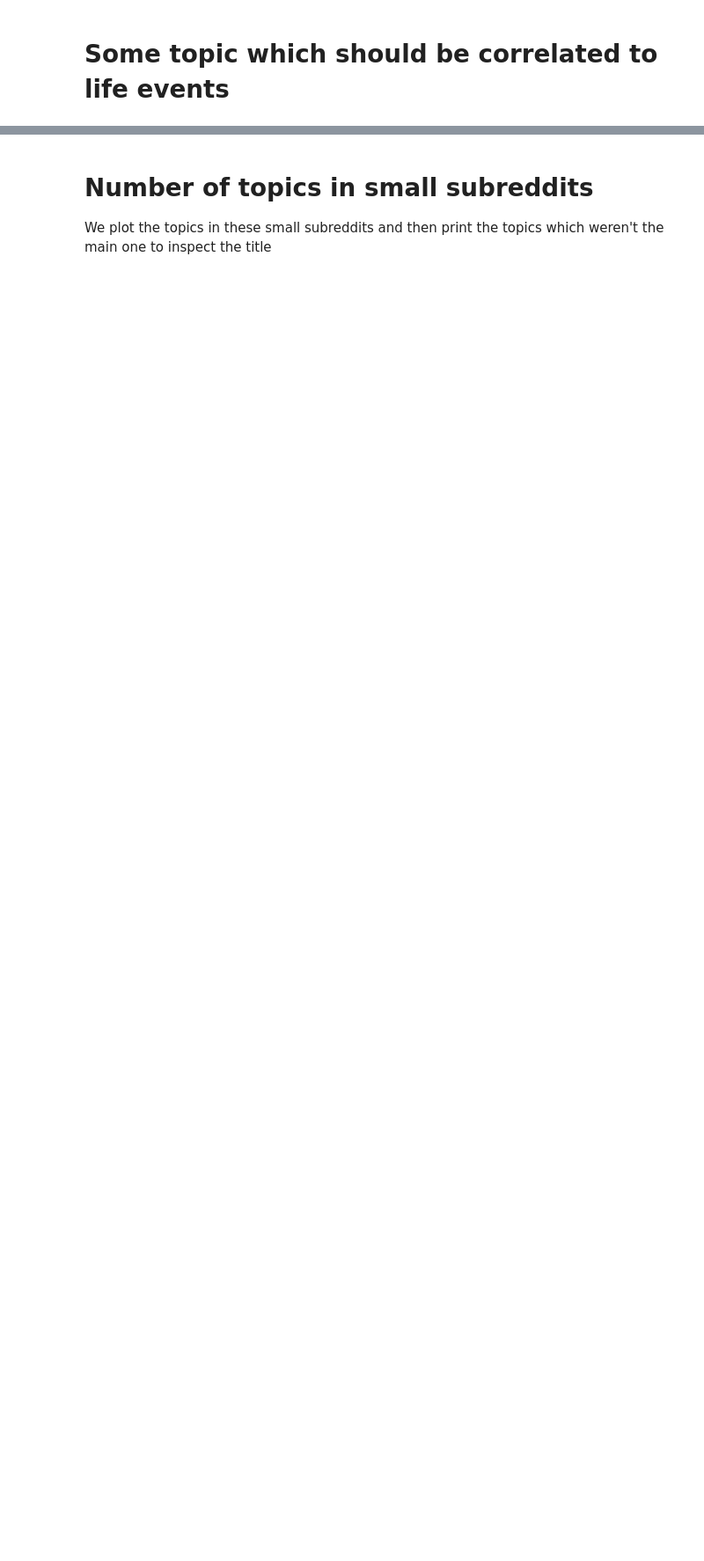
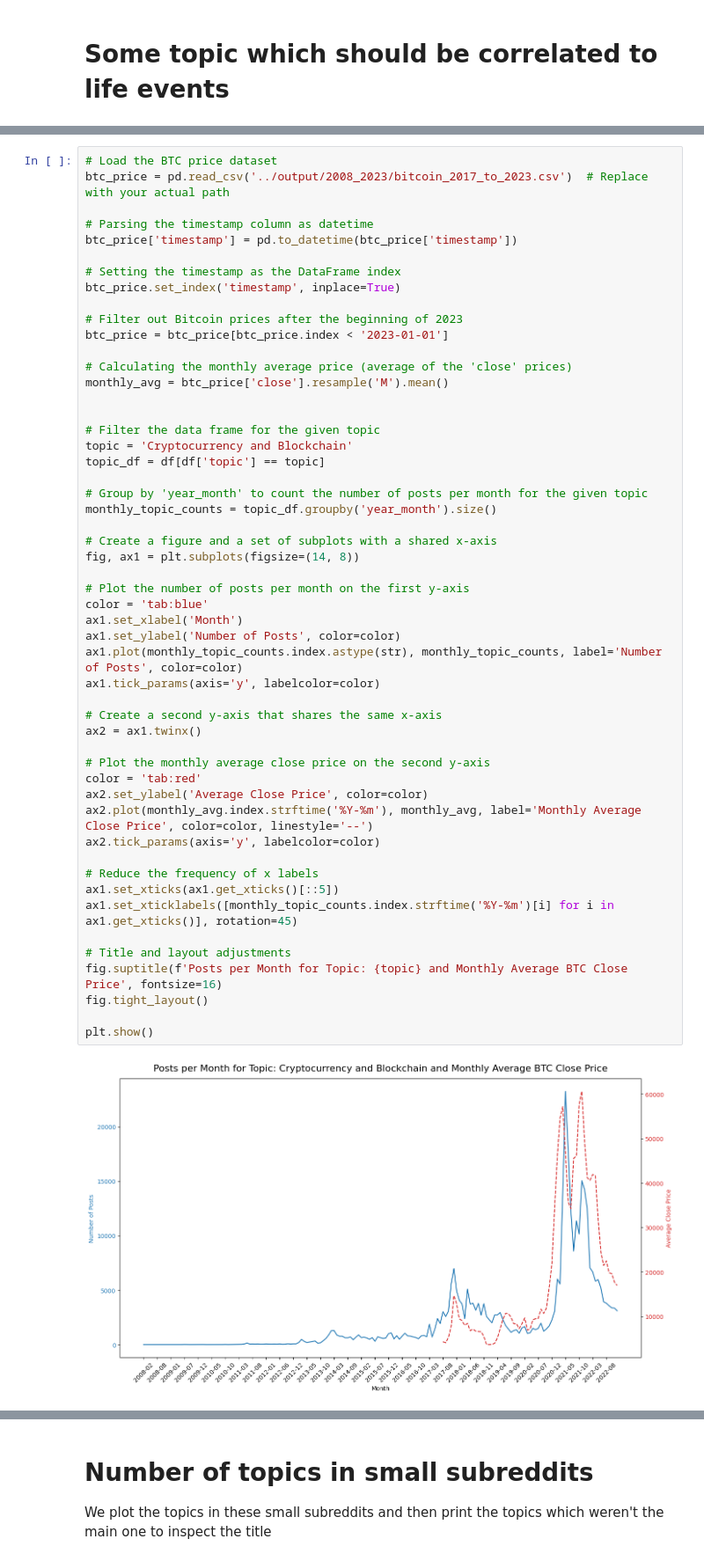
Before and after one commit to stefanoviel/RedditPolarization, a Jupyter notebook: notebooks/result_analysis.ipynb, the cells around one changed output, grey strips where cells are left out. Shown at 88% size. Drawn from its saved outputs; the diff is of its cells as text; blank space fills up the shorter version.

```diff
--- a/notebooks/result_analysis.ipynb
+++ b/notebooks/result_analysis.ipynb
@@ -526,0 +288,54 @@ Freq: M, dtype: int64
+# %%
+# Load the BTC price dataset
+btc_price = pd.read_csv('../output/2008_2023/bitcoin_2017_to_2023.csv')  # Replace with your actual path
+
+# Parsing the timestamp column as datetime
+btc_price['timestamp'] = pd.to_datetime(btc_price['timestamp'])
+
+# Setting the timestamp as the DataFrame index
+btc_price.set_index('timestamp', inplace=True)
+
+# Filter out Bitcoin prices after the beginning of 2023
+btc_price = btc_price[btc_price.index < '2023-01-01']
+
+# Calculating the monthly average price (average of the 'close' prices)
+monthly_avg = btc_price['close'].resample('M').mean()
+
+
+# Filter the data frame for the given topic
+topic = 'Cryptocurrency and Blockchain'
+topic_df = df[df['topic'] == topic]
+
+# Group by 'year_month' to count the number of posts per month for the given topic
+monthly_topic_counts = topic_df.groupby('year_month').size()
+
+# Create a figure and a set of subplots with a shared x-axis
+fig, ax1 = plt.subplots(figsize=(14, 8))
+
+# Plot the number of posts per month on the first y-axis
+color = 'tab:blue'
+ax1.set_xlabel('Month')
+ax1.set_ylabel('Number of Posts', color=color)
+ax1.plot(monthly_topic_counts.index.astype(str), monthly_topic_counts, label='Number of Posts', color=color)
+ax1.tick_params(axis='y', labelcolor=color)
+
+# Create a second y-axis that shares the same x-axis
+ax2 = ax1.twinx()
+
+# Plot the monthly average close price on the second y-axis
+color = 'tab:red'
+ax2.set_ylabel('Average Close Price', color=color)
+ax2.plot(monthly_avg.index.strftime('%Y-%m'), monthly_avg, label='Monthly Average Close Price', color=color, linestyle='--')
+ax2.tick_params(axis='y', labelcolor=color)
+
+# Reduce the frequency of x labels
+ax1.set_xticks(ax1.get_xticks()[::5])
+ax1.set_xticklabels([monthly_topic_counts.index.strftime('%Y-%m')[i] for i in ax1.get_xticks()], rotation=45)
+
+# Title and layout adjustments
+fig.suptitle(f'Posts per Month for Topic: {topic} and Monthly Average BTC Close Price', fontsize=16)
+fig.tight_layout()
+
+plt.show()
+# %% [output]
+[figure, added]
```
Also changed, not shown: parts of 40 cells of this notebook, 7 other files.
